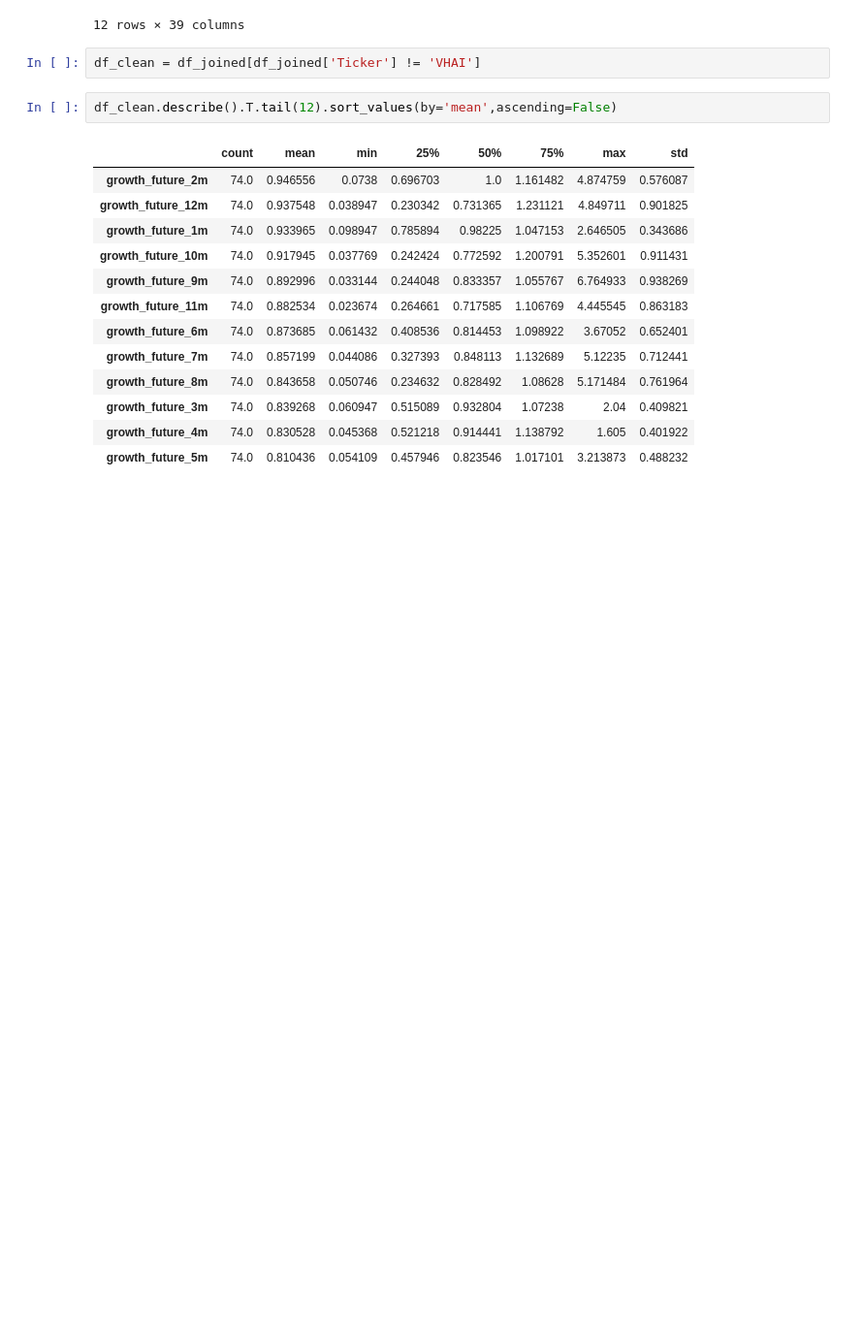
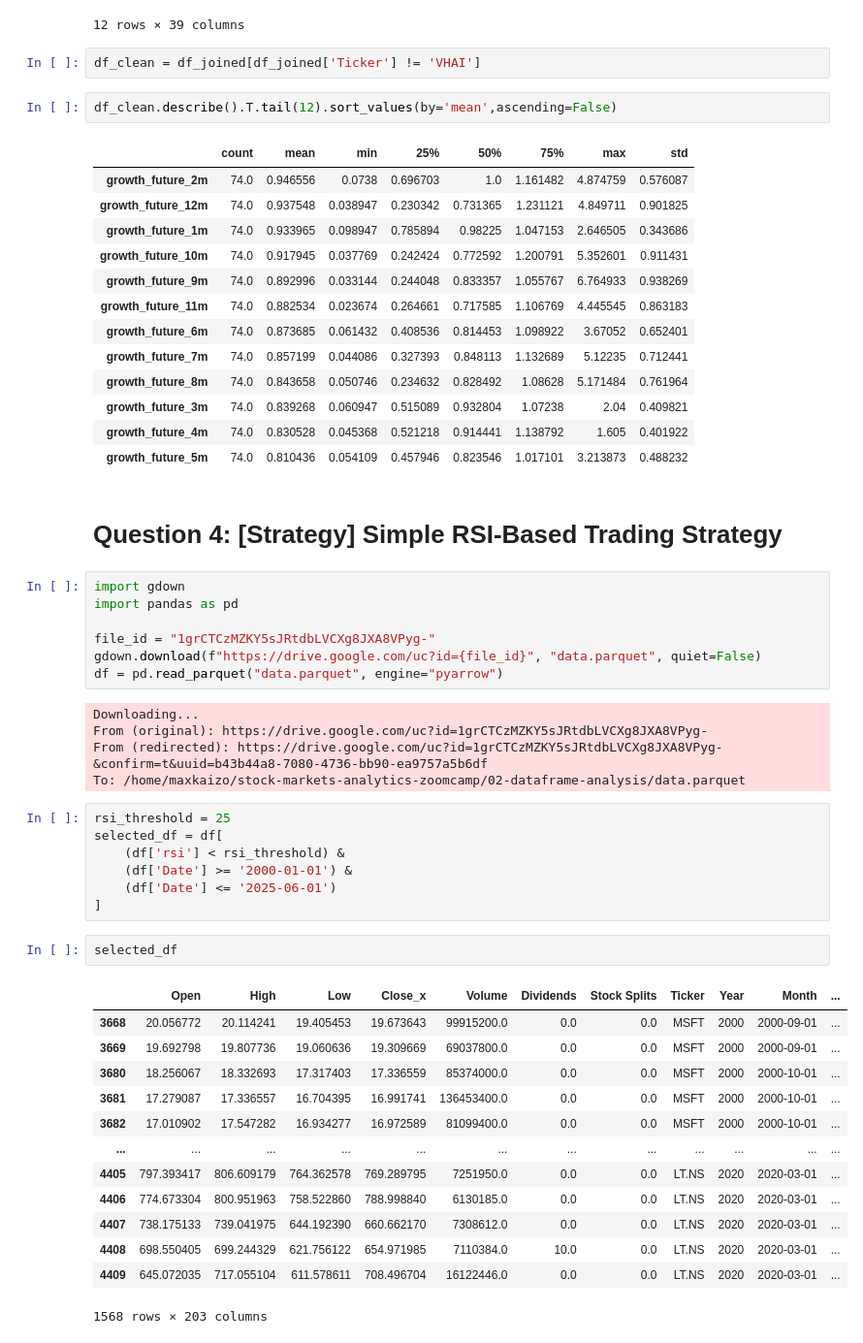
Before and after one commit to Maxkaizo/stock-markets-analytics-zoomcamp, a Jupyter notebook: 02-dataframe-analysis/homework.ipynb, the cells around one changed output. Shown at 97% size. Cells and saved outputs as stored; diff of their text form; blank space fills up the shorter version.

Commit message:
new file:   02-dataframe-analysis/.gitignore 	modified:   02-dataframe-analysis/homework.ipynb 	modified:   02-dataframe-analysis/hw_2.md 	new file:   02-dataframe-analysis/image-3.png

```diff
--- a/02-dataframe-analysis/homework.ipynb
+++ b/02-dataframe-analysis/homework.ipynb
@@ -900,3 +900,40 @@ df_clean.describe().T.tail(12).sort_values(by='mean',ascending=False)
 | growth_future_3m | 74.0 | 0.839268 | 0.060947 | 0.515089 | 0.932804 | 1.07238 | 2.04 | 0.409821 |
 | growth_future_4m | 74.0 | 0.830528 | 0.045368 | 0.521218 | 0.914441 | 1.138792 | 1.605 | 0.401922 |
 | growth_future_5m | 74.0 | 0.810436 | 0.054109 | 0.457946 | 0.823546 | 1.017101 | 3.213873 | 0.488232 |
+# %% [markdown]
+# Question 4: [Strategy] Simple RSI-Based Trading Strategy
+# %%
+import gdown
+import pandas as pd
+
+file_id = "1grCTCzMZKY5sJRtdbLVCXg8JXA8VPyg-"
+gdown.download(f"https://drive.google.com/uc?id={file_id}", "data.parquet", quiet=False)
+df = pd.read_parquet("data.parquet", engine="pyarrow")
+# %% [output]
+Downloading...
+From (original): https://drive.google.com/uc?id=1grCTCzMZKY5sJRtdbLVCXg8JXA8VPyg-
+From (redirected): https://drive.google.com/uc?id=1grCTCzMZKY5sJRtdbLVCXg8JXA8VPyg-&confirm=t&uuid=b43b44a8-7080-4736-bb90-ea9757a5b6df
+To: /home/maxkaizo/stock-markets-analytics-zoomcamp/02-dataframe-analysis/data.parquet
+# %%
+rsi_threshold = 25
+selected_df = df[
+    (df['rsi'] < rsi_threshold) &
+    (df['Date'] >= '2000-01-01') &
+    (df['Date'] <= '2025-06-01')
+]
+# %%
+selected_df
+# %% [output]
+|  | Open | High | Low | Close_x | Volume | Dividends | Stock Splits | Ticker | Year | Month | ... |
+| 3668 | 20.056772 | 20.114241 | 19.405453 | 19.673643 | 99915200.0 | 0.0 | 0.0 | MSFT | 2000 | 2000-09-01 | ... |
+| 3669 | 19.692798 | 19.807736 | 19.060636 | 19.309669 | 69037800.0 | 0.0 | 0.0 | MSFT | 2000 | 2000-09-01 | ... |
+| 3680 | 18.256067 | 18.332693 | 17.317403 | 17.336559 | 85374000.0 | 0.0 | 0.0 | MSFT | 2000 | 2000-10-01 | ... |
+| 3681 | 17.279087 | 17.336557 | 16.704395 | 16.991741 | 136453400.0 | 0.0 | 0.0 | MSFT | 2000 | 2000-10-01 | ... |
+| 3682 | 17.010902 | 17.547282 | 16.934277 | 16.972589 | 81099400.0 | 0.0 | 0.0 | MSFT | 2000 | 2000-10-01 | ... |
+| ... | ... | ... | ... | ... | ... | ... | ... | ... | ... | ... | ... |
+| 4405 | 797.393417 | 806.609179 | 764.362578 | 769.289795 | 7251950.0 | 0.0 | 0.0 | LT.NS | 2020 | 2020-03-01 | ... |
+| 4406 | 774.673304 | 800.951963 | 758.522860 | 788.998840 | 6130185.0 | 0.0 | 0.0 | LT.NS | 2020 | 2020-03-01 | ... |
+| 4407 | 738.175133 | 739.041975 | 644.192390 | 660.662170 | 7308612.0 | 0.0 | 0.0 | LT.NS | 2020 | 2020-03-01 | ... |
+| 4408 | 698.550405 | 699.244329 | 621.756122 | 654.971985 | 7110384.0 | 10.0 | 0.0 | LT.NS | 2020 | 2020-03-01 | ... |
+| 4409 | 645.072035 | 717.055104 | 611.578611 | 708.496704 | 16122446.0 | 0.0 | 0.0 | LT.NS | 2020 | 2020-03-01 | ... |
+1568 rows × 203 columns
```
Also changed, not shown: parts of 4 cells of this notebook, 3 other files.
